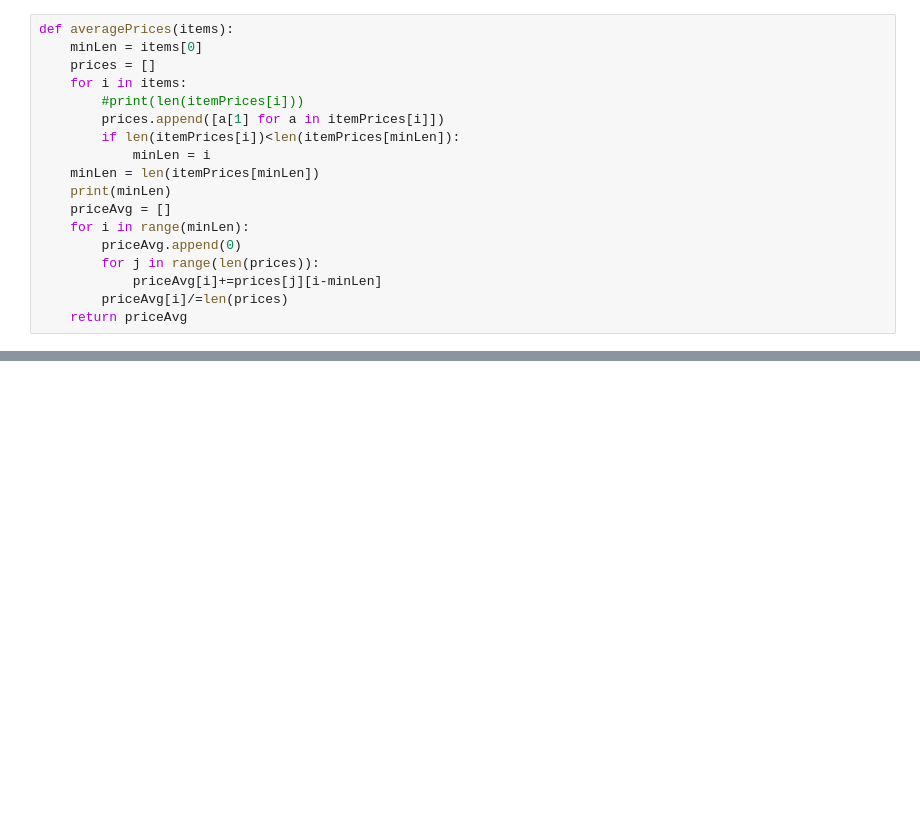
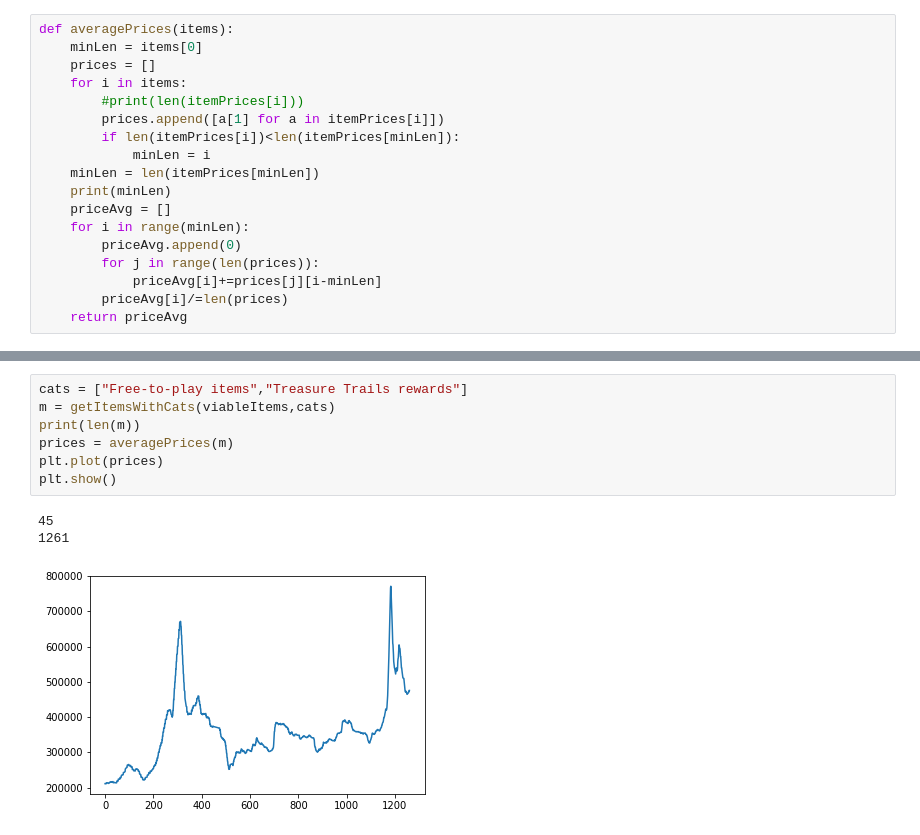
Before and after one commit to rmmartin02/OSRS_Research, a Jupyter notebook: Economics.ipynb, the cells around one changed output, grey strips where cells are left out. Drawn from its saved outputs; the diff is of its cells as text; blank space fills up the shorter version.

```diff
--- a/Economics.ipynb
+++ b/Economics.ipynb
@@ -61,0 +85,11 @@ plt.show()
+# %%
+cats = ["Free-to-play items","Treasure Trails rewards"]
+m = getItemsWithCats(viableItems,cats)
+print(len(m))
+prices = averagePrices(m)
+plt.plot(prices)
+plt.show()
+# %% [output]
+45
+1261
+[figure, added]
```
Also changed, not shown: parts of 16 cells of this notebook, 5 other files.
